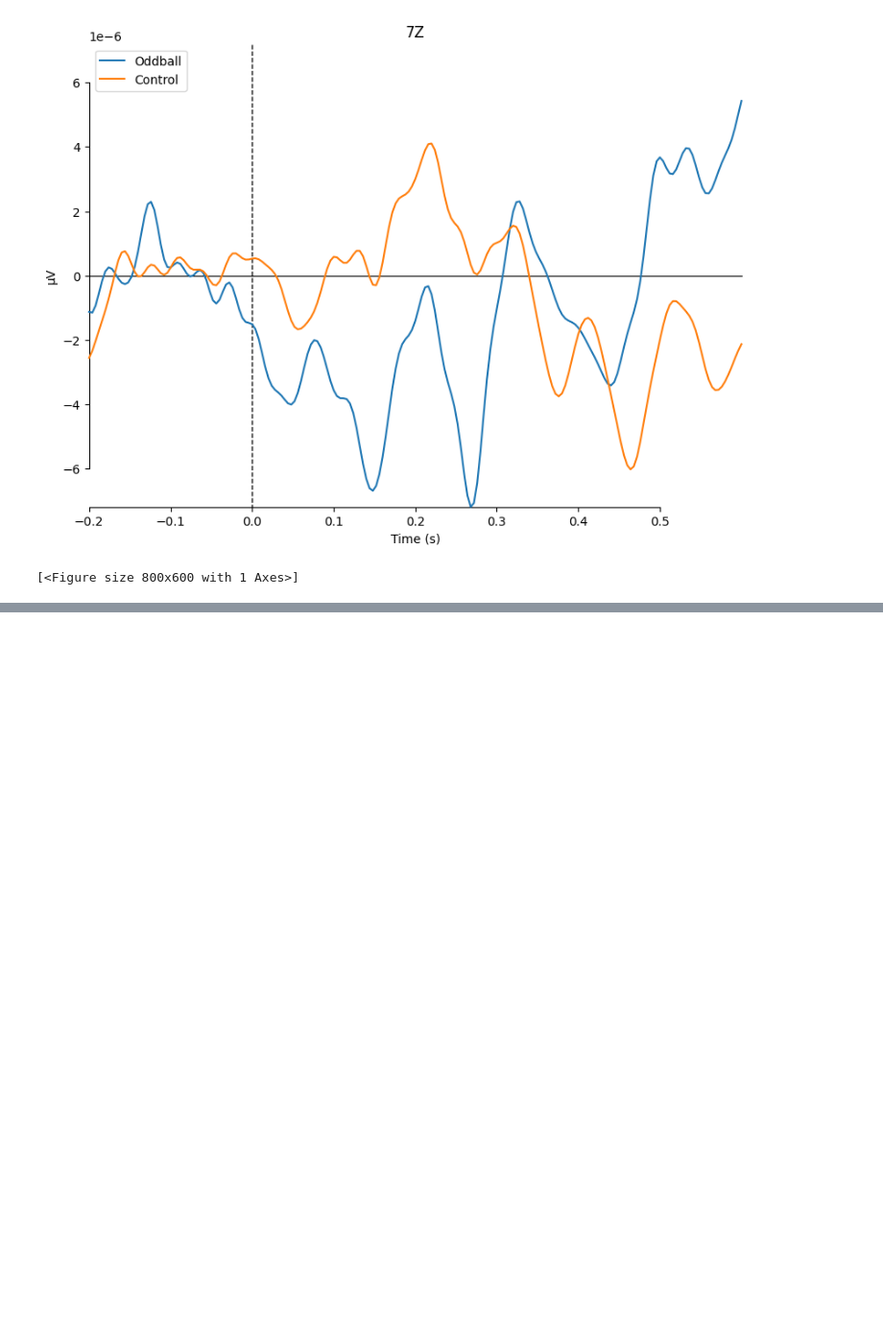
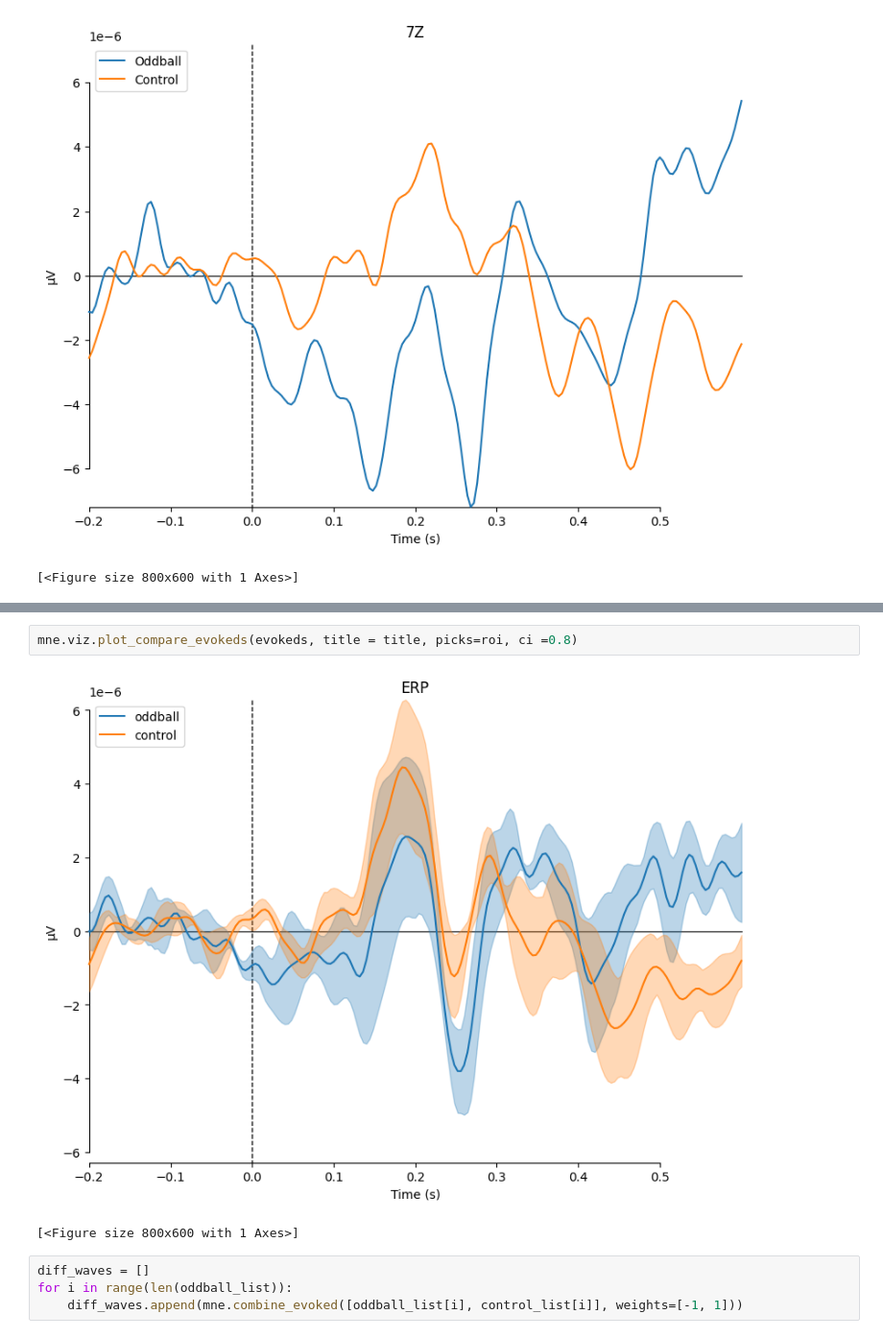
Before and after one commit to ovi-lab/EEG-oddball-task, a Jupyter notebook: src/main.ipynb, the cells around one changed output, grey strips where cells are left out. Shown at 96% size. Saved outputs shown, nothing was run; the diff lists cells and outputs as text; blank space fills up the shorter version.

```diff
--- a/src/main.ipynb
+++ b/src/main.ipynb
@@ -118,0 +153,9 @@ mne.viz.plot_compare_evokeds(evokeds, picks=['7Z'])
+# %%
+mne.viz.plot_compare_evokeds(evokeds, title = title, picks=roi, ci =0.8)
+# %% [output]
+[figure, added]
+[<Figure size 800x600 with 1 Axes>]
+# %%
+diff_waves = []
+for i in range(len(oddball_list)):
+    diff_waves.append(mne.combine_evoked([oddball_list[i], control_list[i]], weights=[-1, 1]))
```
Also changed, not shown: parts of 2 cells of this notebook, 12 other files.
